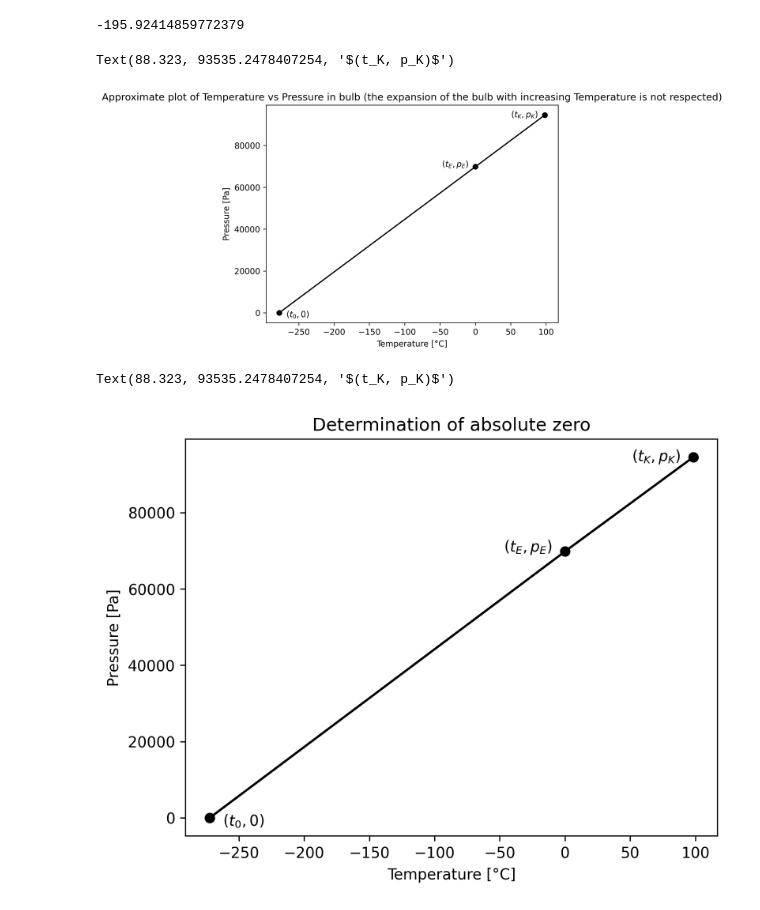
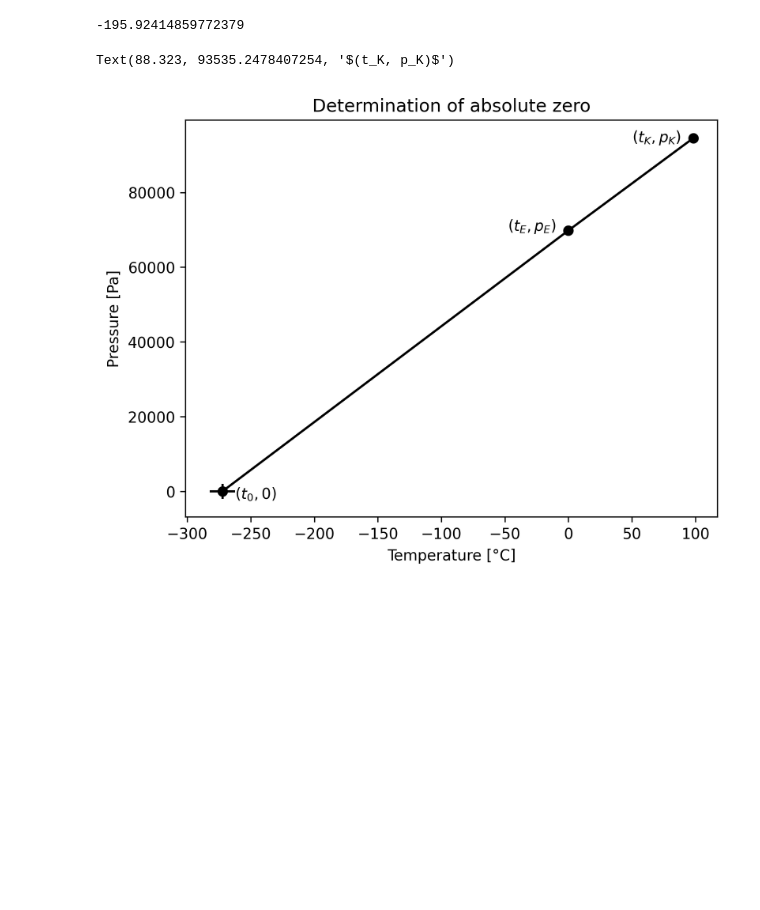
Before and after one commit to Noothless/Physik-Absolute-Zero, a Jupyter notebook: notebook/notebook.ipynb, the cells around one changed output. Saved outputs shown, nothing was run; the diff lists cells and outputs as text; code cells hidden in the pictures; blank space fills up the shorter version.

Commit message:
Error calibration graph

```diff
--- a/notebook/notebook.ipynb
+++ b/notebook/notebook.ipynb
@@ -104,38 +111,20 @@ print(t_Na)
 # %%
 fig,ax1 = plt.subplots(dpi=dpi)
 
 
-ax1.set_title('Approximate plot of Temperature vs Pressure in bulb (the expansion of the bulb with increasing Temperature is not respected)')
+ax1.set_title('Determination of absolute zero')
 # Linear fit through (t_E, p_E) and (t_K, p_K) until p = 0 is reached
 ax1.set_xlabel('Temperature [°C]')
 ax1.set_ylabel('Pressure [Pa]')
 
 P = [0, P_E2, P_K2]
-T = [t_02, M_E2[0], M_K2[0]]
+T = [t_0a, M_E2[0], M_K2[0]]
 
 ax1.plot(T,P,c='black',linestyle='-', marker = 'o', label = 'adapt')
+ax1.errorbar(T[0], P[0], xerr = 10, yerr = 2000, ecolor = "black")
 ax1.annotate("$(t_0, 0)$", (T[0] + 10, P[0] - 2000))
 ax1.annotate("$(t_E, p_E)$", (T[1] - 10, P[1]), horizontalalignment='right')
 ax1.annotate("$(t_K, p_K)$", (T[2] - 10, P[2] - 1000), horizontalalignment='right')
 # %% [output]
 Text(88.323, 93535.2478407254, '$(t_K, p_K)$')
-[figure, old version]
+[figure, new version]
-# %%
-fig,ax1 = plt.subplots(dpi=dpi)
-
-
-ax1.set_title('Determination of absolute zero')
-# Linear fit through (t_E, p_E) and (t_K, p_K) until p = 0 is reached
-ax1.set_xlabel('Temperature [°C]')
-ax1.set_ylabel('Pressure [Pa]')
-
-P = [0, P_E2, P_K2]
-T = [t_0a, M_E2[0], M_K2[0]]
-
-ax1.plot(T,P,c='black',linestyle='-', marker = 'o', label = 'adapt')
-ax1.annotate("$(t_0, 0)$", (T[0] + 10, P[0] - 2000))
-ax1.annotate("$(t_E, p_E)$", (T[1] - 10, P[1]), horizontalalignment='right')
-ax1.annotate("$(t_K, p_K)$", (T[2] - 10, P[2] - 1000), horizontalalignment='right')
-# %% [output]
-Text(88.323, 93535.2478407254, '$(t_K, p_K)$')
-[figure, removed]
```
Also changed, not shown: parts of 1 cell of this notebook.
